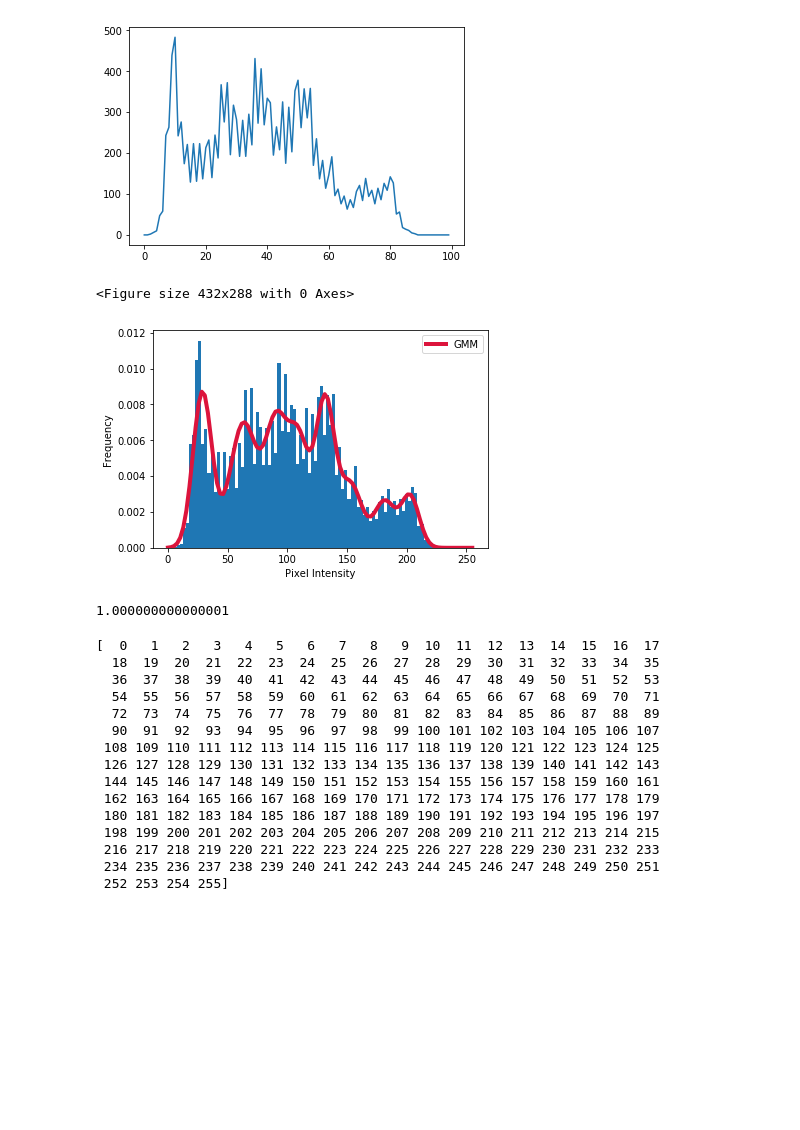
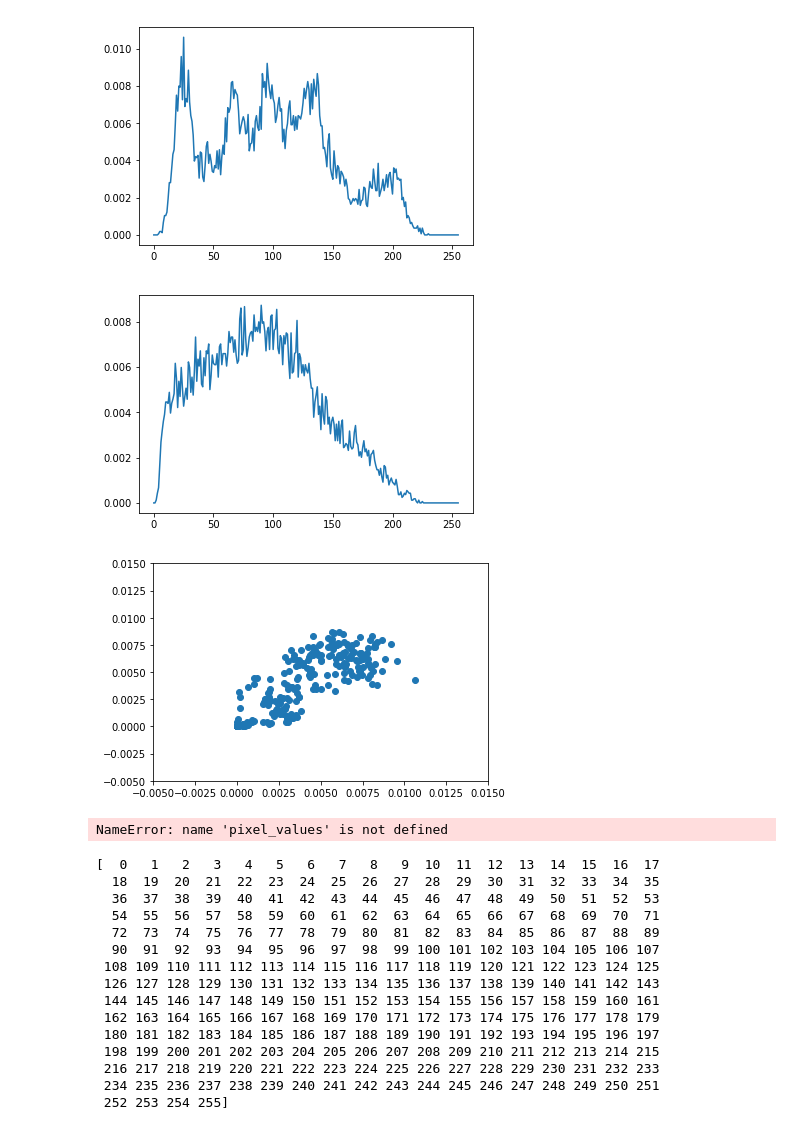
Before and after one commit to johanabrahamsson/Machine-Learning-and-Data-Science, a Jupyter notebook: grayscale-Copy1.ipynb, the cells around one changed output. Cells and saved outputs as stored; diff of their text form; code cells hidden in the pictures; blank space fills up the shorter version.

```diff
--- a/grayscale-Copy1.ipynb
+++ b/grayscale-Copy1.ipynb
@@ -199,44 +82,34 @@ plt.show()
-# %%
-import numpy as np
-import cv2
-import matplotlib.pyplot as plt
-from sklearn.mixture import GaussianMixture
-
-hist = cv2.calcHist([image2],[0],None,[100],[0,255])
-plt.plot(hist)
-plt.show
-plt.figure()
-#hist[0] = 0     # Removes background pixels
-
-data = image2.ravel()
-#data = data[data != 0]
-#data = data[data != 1]  #Removes background pixels (intensities 0 and 1)
-
-# Fit GMM
-gmm = GaussianMixture(n_components = 8)
-gmm = gmm.fit(X=np.expand_dims(data,1))
-
-# Evaluate GMM
-gmm_x = np.linspace(0,255,100)
-gmm_y = np.exp(gmm.score_samples(gmm_x.reshape(-1,1)))
-
-
-# Plot histograms and gaussian curves
-fig, ax = plt.subplots()
-ax.hist(image2.ravel(), 100,[0,255], normed=True)
-ax.plot(gmm_x, gmm_y, color="crimson", lw=4, label="GMM")
-
-ax.set_ylabel("Frequency")
-ax.set_xlabel("Pixel Intensity")
-
-plt.legend()
-
-plt.show()
-gmm_y = gmm_y/sum(gmm_y)
-print(sum(gmm_y))
-# %% [output]
-[figure, removed]
-<Figure size 432x288 with 0 Axes>
-[figure, removed]
-1.000000000000001
+# %%
+from matplotlib import pyplot as plt
+import numpy as np
+
+def create_histogram(image):
+    histo = np.histogram(image.flatten(), range=(0, 255), bins = 255)
+    histo0 = np.concatenate(([0], histo[0]), axis=0)
+    prob_x_ij = histo0/np.sum(histo0)
+    pixel_values = histo[1].astype(int)
+    plt.plot(pixel_values, prob_x_ij)
+    plt.show()
+    return prob_x_ij, pixel_values
+
+#def prob_y_x(pixel_values, variance):
+    #for i in pixel_values:
+        #np.random.normal(i, variance, len(data))
+
+
+if __name__=="__main__":
+    prob_x_ij, pixel_values = create_histogram(image)
+    prob_y_ij, pixel_values = create_histogram(noisy_image)
+    plt.scatter(prob_x_ij, prob_y_ij)
+    plt.xlim(-0.005, 0.015)
+    plt.ylim(-0.005, 0.015)
+    plt.show()
+# %% [output]
+[figure, added]
+[figure, added]
+[figure, added]
+# %%
+pixel_values
+# %% [output]
+NameError: name 'pixel_values' is not defined
 # %%
```
Also changed, not shown: parts of 5 cells of this notebook, 1 other file.
